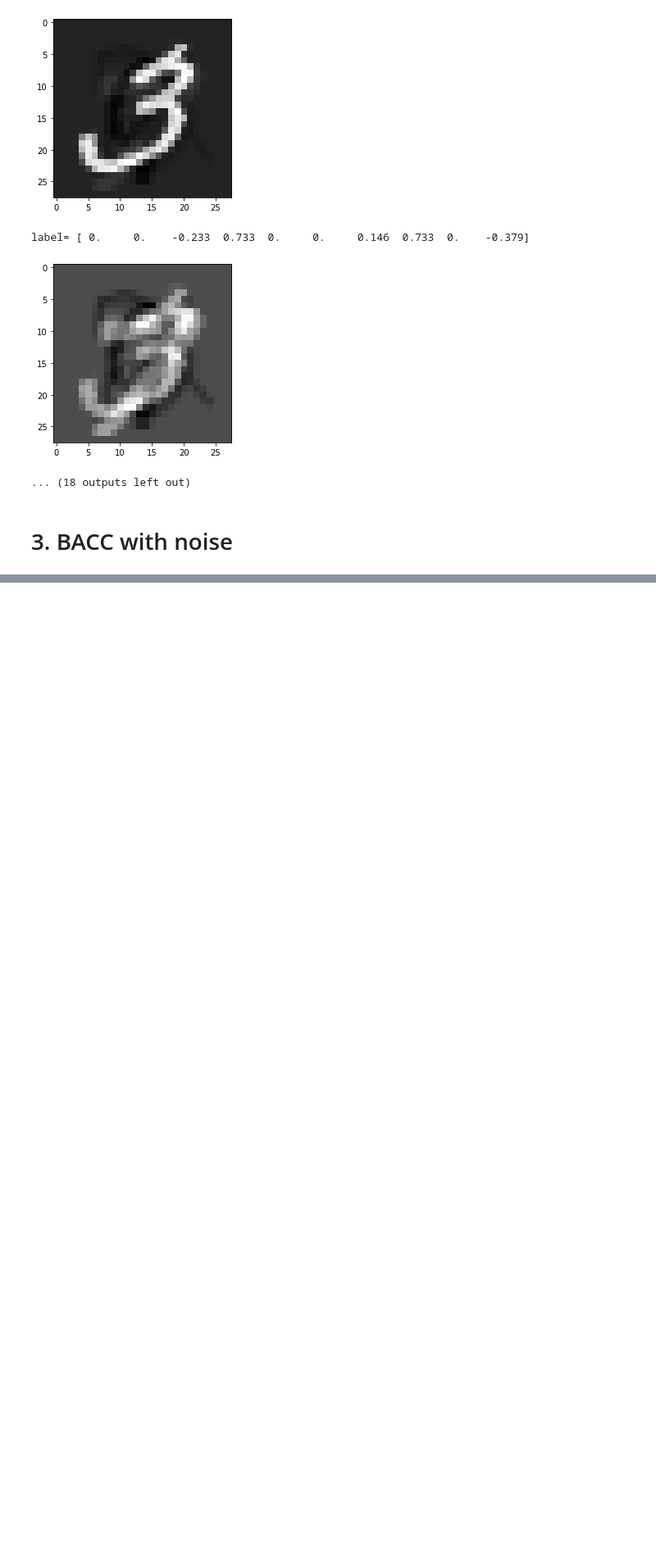
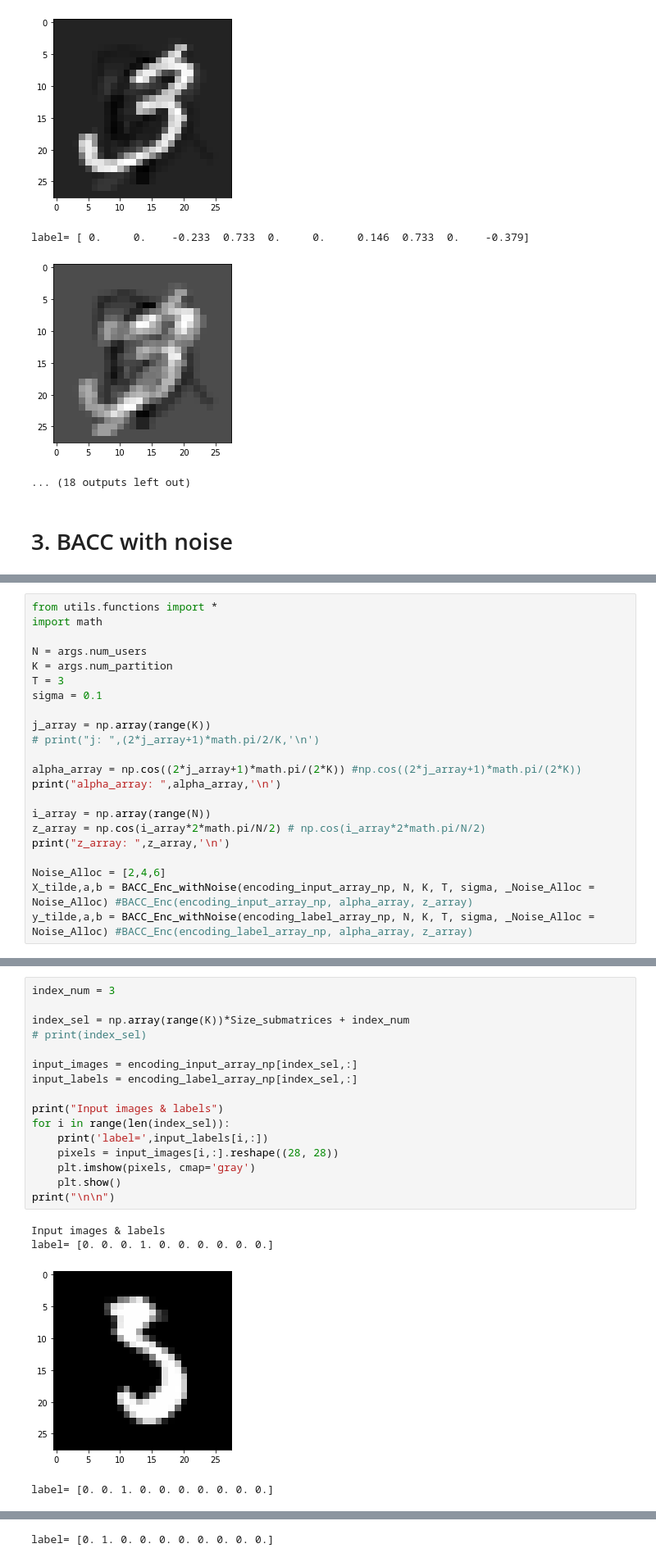
Before and after one commit to jinhyun-so/CodedPrivateNN, a Jupyter notebook: Berrut_Approximation.ipynb, the cells around one changed output, grey strips where cells are left out. Shown at 82% size. Saved outputs shown, nothing was run; the diff lists cells and outputs as text; blank space fills up the shorter version.

```diff
--- a/Berrut_Approximation.ipynb
+++ b/Berrut_Approximation.ipynb
@@ -831,0 +953,22 @@ selected index: [ 0  1  2  3  4  5  6  7  8  9 10 11 12 13 14]
+# %%
+from utils.functions import *
+import math
+
+N = args.num_users
+K = args.num_partition
+T = 3
+sigma = 0.1
+
+j_array = np.array(range(K))
+# print("j: ",(2*j_array+1)*math.pi/2/K,'\n')
+
+alpha_array = np.cos((2*j_array+1)*math.pi/(2*K)) #np.cos((2*j_array+1)*math.pi/(2*K))
+print("alpha_array: ",alpha_array,'\n')
+
+i_array = np.array(range(N))
+z_array = np.cos(i_array*2*math.pi/N/2) # np.cos(i_array*2*math.pi/N/2)
+print("z_array: ",z_array,'\n')
+
+Noise_Alloc = [2,4,6]
+X_tilde,a,b = BACC_Enc_withNoise(encoding_input_array_np, N, K, T, sigma, _Noise_Alloc = Noise_Alloc) #BACC_Enc(encoding_input_array_np, alpha_array, z_array)
+y_tilde,a,b = BACC_Enc_withNoise(encoding_label_array_np, N, K, T, sigma, _Noise_Alloc = Noise_Alloc) #BACC_Enc(encoding_label_array_np, alpha_array, z_array)
@@ -831,0 +1095,21 @@ selected index: [ 0  1  2  3  4  5  6  7  8  9 10 11 12 13 14]
+# %%
+index_num = 3
+
+index_sel = np.array(range(K))*Size_submatrices + index_num
+# print(index_sel)
+
+input_images = encoding_input_array_np[index_sel,:]
+input_labels = encoding_label_array_np[index_sel,:]
+
+print("Input images & labels")
+for i in range(len(index_sel)):
+    print('label=',input_labels[i,:])
+    pixels = input_images[i,:].reshape((28, 28))
+    plt.imshow(pixels, cmap='gray')
+    plt.show()
+print("\n\n")
+# %% [output]
+Input images & labels
+label= [0. 0. 0. 1. 0. 0. 0. 0. 0. 0.]
+[figure, added]
+label= [0. 0. 1. 0. 0. 0. 0. 0. 0. 0.]
@@ -831,0 +1117 @@ selected index: [ 0  1  2  3  4  5  6  7  8  9 10 11 12 13 14]
+label= [0. 1. 0. 0. 0. 0. 0. 0. 0. 0.]
```
Also changed, not shown: parts of 11 cells of this notebook, 6 other files.
